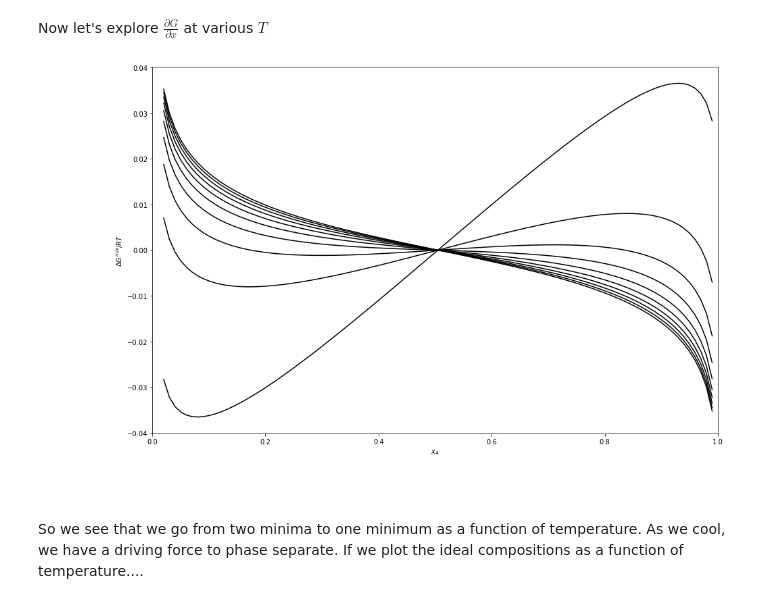
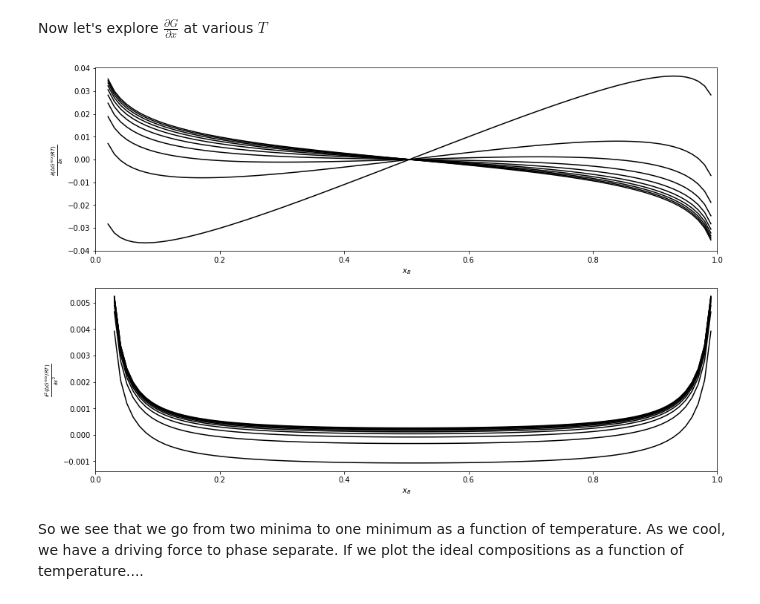
Before and after one commit to BatteryModel/MSE_501_Fall_2017, a Jupyter notebook: Lectures/MSE_501_Lecture_10_Work_Notes.ipynb, the cells around one changed output. Drawn from its saved outputs; the diff is of its cells as text; code cells hidden in the pictures.

```diff
--- a/Lectures/MSE_501_Lecture_10_Work_Notes.ipynb
+++ b/Lectures/MSE_501_Lecture_10_Work_Notes.ipynb
@@ -280,29 +280,34 @@ Now let's explore $\frac{\partial G}{\partial x}$ at various $T$
 # %%
 figure(figsize=(15,10))
 for T in Ts:
     alpha = alphaf(T)
 
     DeltaHmix =  R*T*alpha*xa*xb
     DeltaSmix = - R*(xa*log(xa)+xb*log(xb))
     DeltaGmix = DeltaHmix - T*DeltaSmix
 
     Gmm = (DeltaGmix)/(R*T)
     dG = diff(Gmm)
     ddG = diff(dG)
     color = 'k'
     if i == 0: color ='r'
     subplot(2,1,1)
     plot(xb[:-1],dG,color)
     subplot(2,1,2)
     plot(xb[:-2],ddG,color)
 
 #ylim(-1.5,.4)
+subplot(2,1,1)
 xlim(0,1)
-ylabel("$\Delta G^{mix}/RT$")
-xlabel("$x_A$")
+ylabel("$\\frac{\partial(\Delta G^{mix}/RT)}{\partial x}$")
+xlabel("$x_B$")
+subplot(2,1,2)
+xlim(0,1)
+ylabel("$\\frac{\partial^2(\Delta G^{mix}/RT)}{\partial x^2}$")
+xlabel("$x_B$")
 show()
 # %% [output]
-[figure, old version]
+[figure, new version]
 # %% [markdown]
 So we see that we go from two minima to one minimum as a function of temperature. As we cool, we have a driving force to phase separate.  If we plot the ideal compositions as a function of temperature....
 # %%
```
